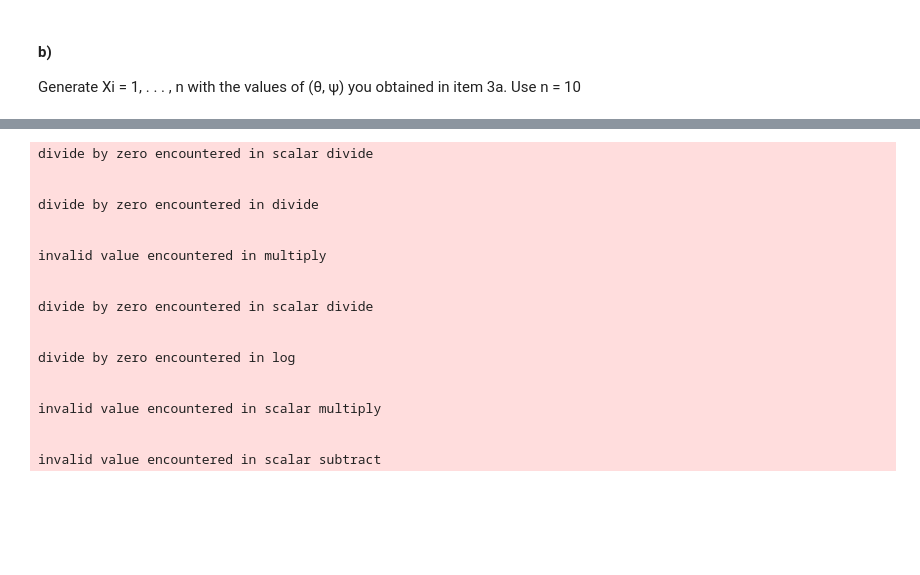
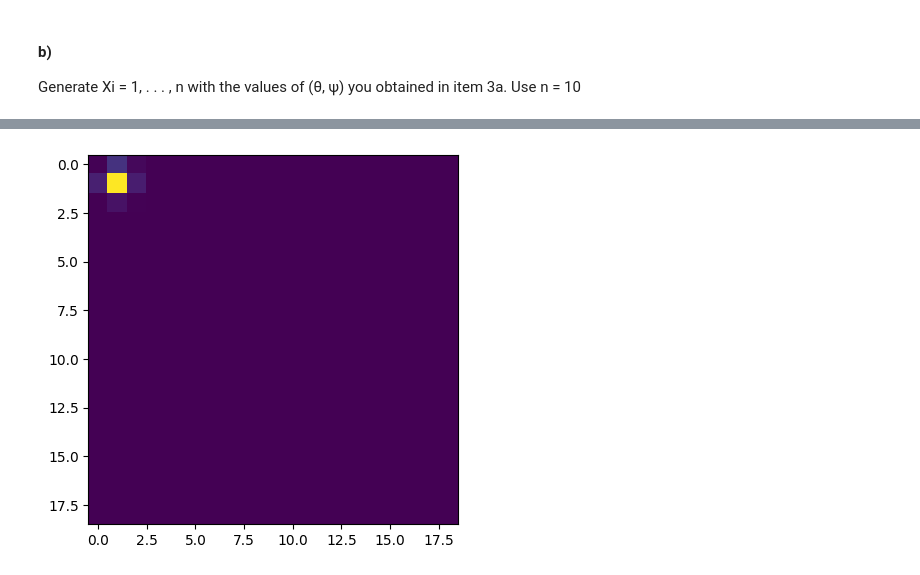
Before and after one commit to MarcusGalea/Stochastic_sim_02443, a Jupyter notebook: Marcus/Exercise_6.ipynb, the cells around one changed output, grey strips where cells are left out. Cells and saved outputs as stored; diff of their text form; code cells hidden in the pictures; blank space fills up the shorter version.

```diff
--- a/Marcus/Exercise_6.ipynb
+++ b/Marcus/Exercise_6.ipynb
@@ -117,16 +117,16 @@ def y_sampling():
     return (y1,y2) if np.random.uniform(0,1) < 0.5 else (y2,y1)
 
 
-def metropolis_hastings_joint(g_joint,N,m, burn_in = 2*int(N), y = y_sampling):
+def metropolis_hastings_joint(g_joint,N,m, burn_in = 2*int(N), y_sampling_func = y_sampling):
     #X and Y are random integers from 0 to m
     U = np.random.uniform(0,1,N + burn_in)
-    X = np.zeros((N + burn_in,2),dtype = int)
-    X[0] = (1,1)
+    X = np.zeros((N + burn_in,2),dtype = float)
+    X[0] = (1.0,1.0)
     #prob_of_sampling = np.minimum(g(X)/g(Y),np.ones(N))
     #sample X with probability prob_of_sampling
     for i in range(1,N+burn_in):
         x = X[i-1]
-        y = y_sampling()
+        y = y_sampling_func()
         if U[i] <= min(g_joint(y[0],y[1]) / g_joint(x[0],x[1]),1) :
             X[i] = y
         else:
@@ -248,22 +244,7 @@ likelihood(X, 2.75, 4.5)
 # %%
-X_est_joint = metropolis_hastings_joint(posterior(X),N,m, y = y_sampling_bays)
+X_est_joint = metropolis_hastings_joint(posterior(X),N,m, y_sampling_func= y_sampling_bays)
-# %% [output]
-divide by zero encountered in scalar divide
-
-
-divide by zero encountered in divide
-
-
-invalid value encountered in multiply
-
-
-divide by zero encountered in scalar divide
-
-
-divide by zero encountered in log
-
-
-invalid value encountered in scalar multiply
-
-
-invalid value encountered in scalar subtract
+# %%
+#joint histogram estimate
+hist_joint_estimate,_,_ = np.histogram2d(X_est_joint[:,0],X_est_joint[:,1], bins = [np.arange(m+2),np.arange(m+2)])
+# %% [output]
+[figure, added]
```
Also changed, not shown: parts of 7 cells of this notebook, 1 other file.
